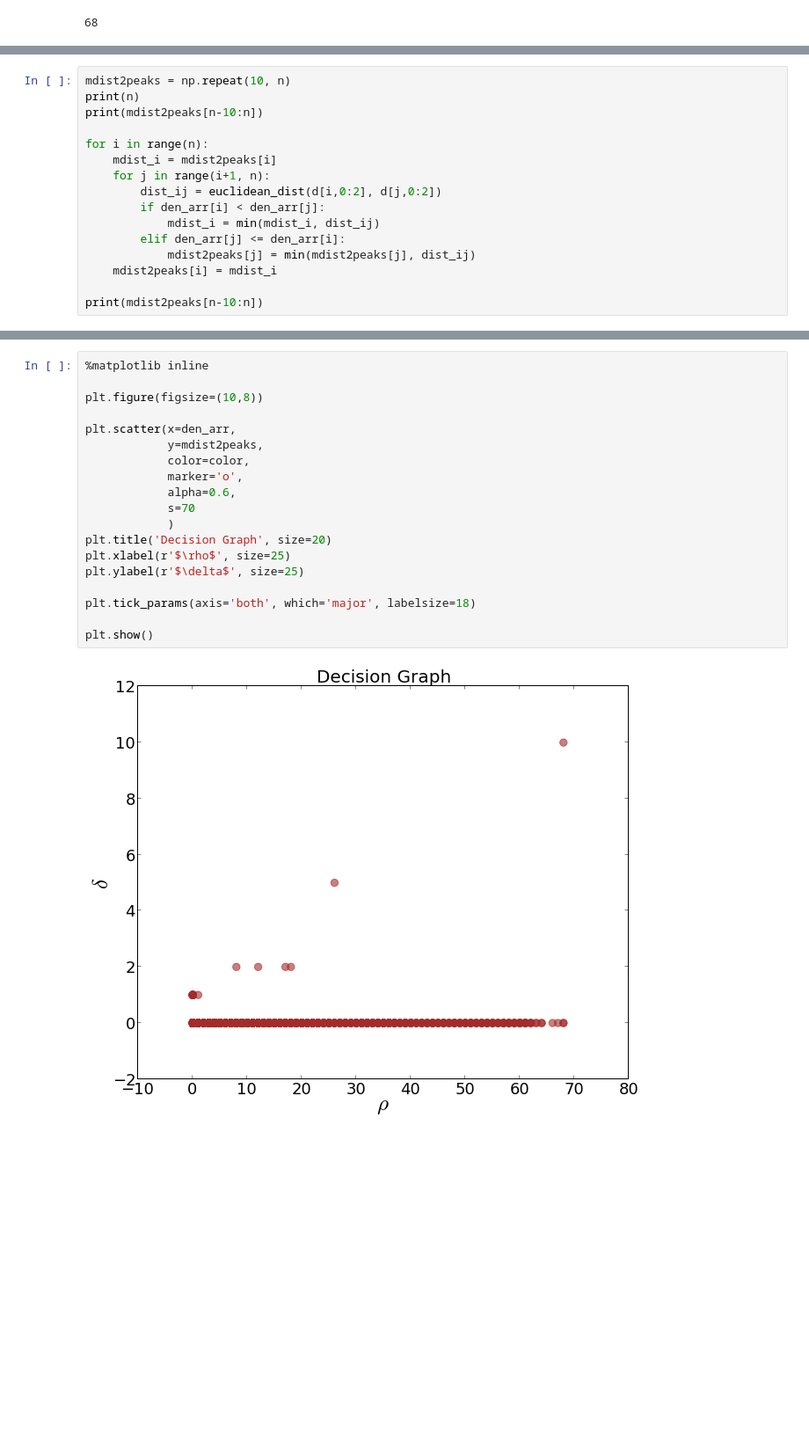
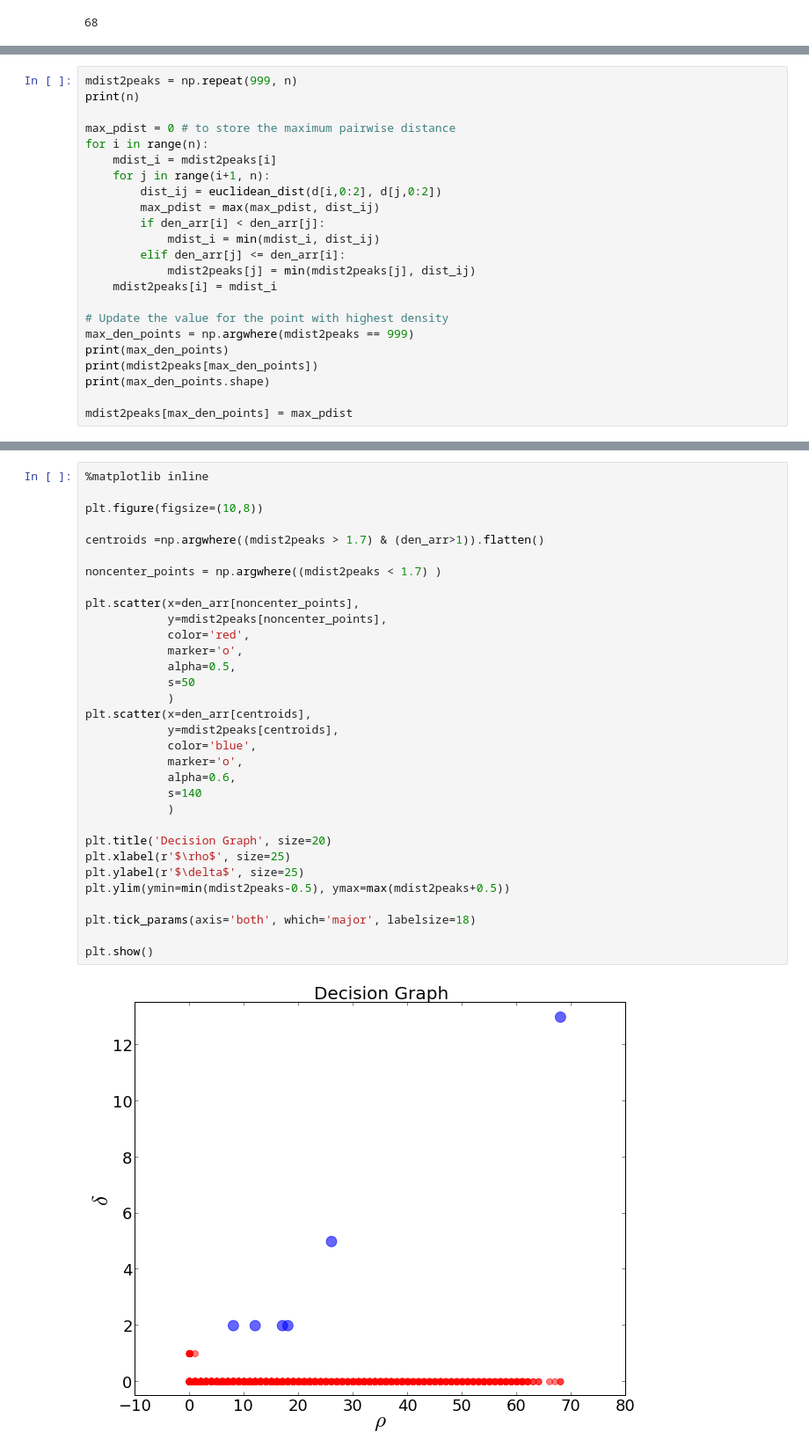
Before and after one commit to vmirly/DataScience, a Jupyter notebook: densityPeak_clustering.ipynb, the cells around one changed output, grey strips where cells are left out. Shown at 88% size. Cells and saved outputs as stored; diff of their text form; blank space fills up the shorter version.

```diff
--- a/densityPeak_clustering.ipynb
+++ b/densityPeak_clustering.ipynb
@@ -118,18 +122,25 @@ print(max(den_arr))
 # %%
-mdist2peaks = np.repeat(10, n)
+mdist2peaks = np.repeat(999, n)
 print(n)
-print(mdist2peaks[n-10:n])
 
+max_pdist = 0 # to store the maximum pairwise distance
 for i in range(n):
     mdist_i = mdist2peaks[i]
     for j in range(i+1, n):
         dist_ij = euclidean_dist(d[i,0:2], d[j,0:2])
+        max_pdist = max(max_pdist, dist_ij)
         if den_arr[i] < den_arr[j]:
             mdist_i = min(mdist_i, dist_ij)
         elif den_arr[j] <= den_arr[i]:
             mdist2peaks[j] = min(mdist2peaks[j], dist_ij)
     mdist2peaks[i] = mdist_i
 
-print(mdist2peaks[n-10:n])
+# Update the value for the point with highest density
+max_den_points = np.argwhere(mdist2peaks == 999)
+print(max_den_points)
+print(mdist2peaks[max_den_points])
+print(max_den_points.shape)
+
+mdist2peaks[max_den_points] = max_pdist
 # %% [output]
 2000
@@ -141,21 +156,34 @@ print(mdist2peaks[n-10:n])
 # %%
 %matplotlib inline
 
 plt.figure(figsize=(10,8))
 
-plt.scatter(x=den_arr,
-            y=mdist2peaks,
-            color=color,
+centroids =np.argwhere((mdist2peaks > 1.7) & (den_arr>1)).flatten()
+
+noncenter_points = np.argwhere((mdist2peaks < 1.7) )
+
+plt.scatter(x=den_arr[noncenter_points],
+            y=mdist2peaks[noncenter_points],
+            color='red',
+            marker='o',
+            alpha=0.5,
+            s=50
+            )
+plt.scatter(x=den_arr[centroids],
+            y=mdist2peaks[centroids],
+            color='blue',
             marker='o',
             alpha=0.6,
-            s=70
+            s=140
             )
+
 plt.title('Decision Graph', size=20)
 plt.xlabel(r'$\rho$', size=25)
 plt.ylabel(r'$\delta$', size=25)
+plt.ylim(ymin=min(mdist2peaks-0.5), ymax=max(mdist2peaks+0.5))
 
 plt.tick_params(axis='both', which='major', labelsize=18)
 
 plt.show()
 # %% [output]
-[figure, old version]
+[figure, new version]
```
Also changed, not shown: parts of 16 cells of this notebook.
